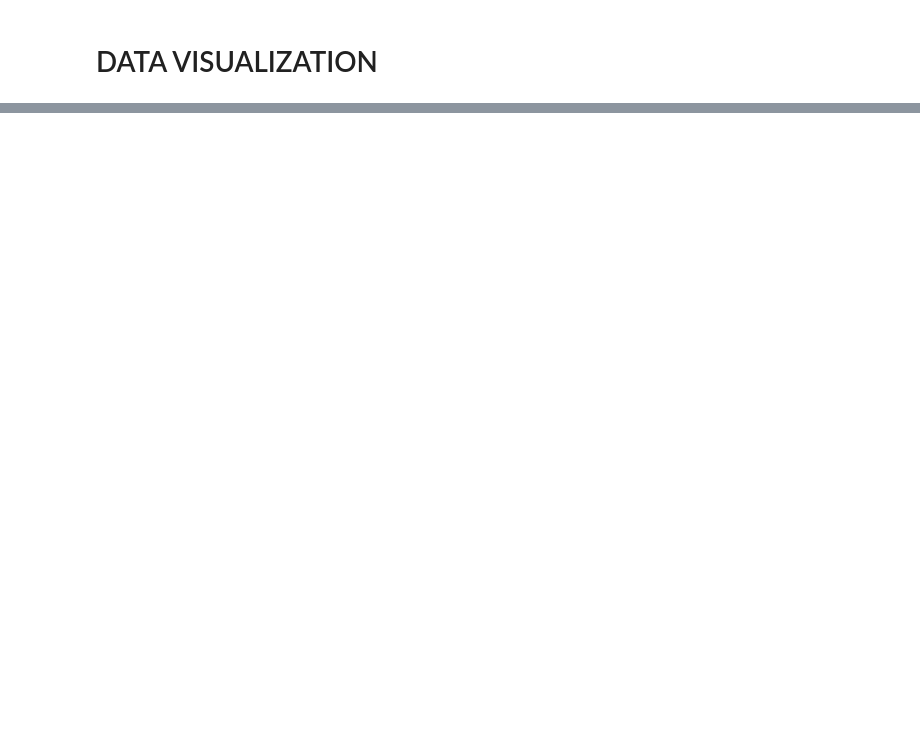
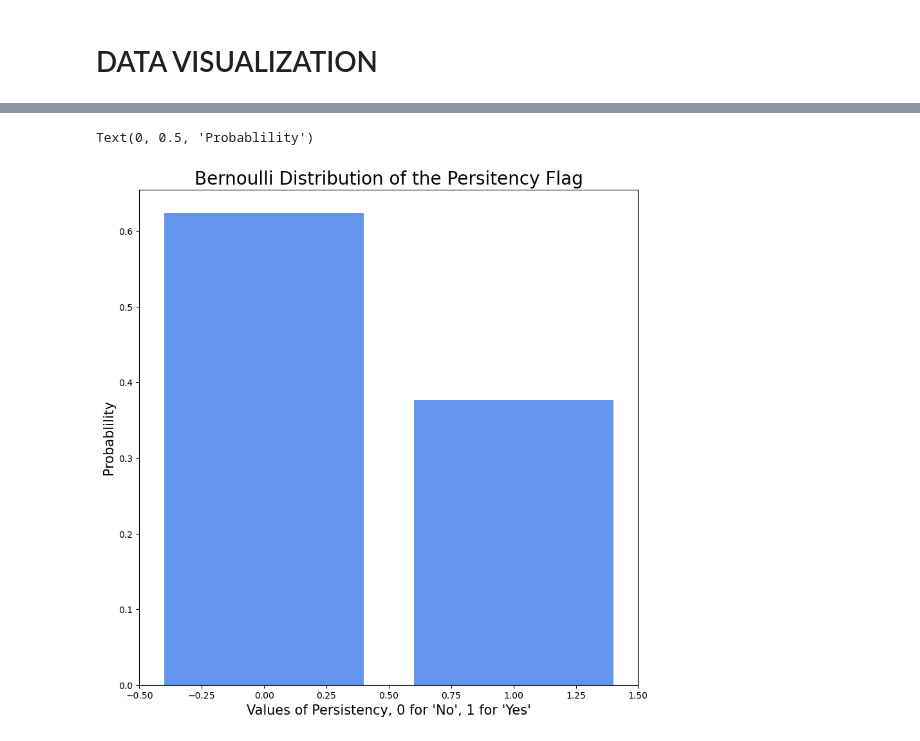
Before and after one commit to LiviaNFoster/DataGlacierFinalProject, a Jupyter notebook: FinalProject.ipynb, the cells around one changed output, grey strips where cells are left out. Saved outputs shown, nothing was run; the diff lists cells and outputs as text; code cells hidden in the pictures; blank space fills up the shorter version.

```diff
--- a/FinalProject.ipynb
+++ b/FinalProject.ipynb
@@ -1124,0 +1154,20 @@ df.head()
+# %%
+# Persistency Flag
+from scipy.stats import bernoulli
+pval_persistency_flag = (df.Persistency_Flag.value_counts()[1])/df.Persistency_Flag.count()
+pval_persistency_flag
+
+bd_persistency = bernoulli(pval_persistency_flag)
+x = [0,1]
+
+
+plt.figure(figsize = (10,10))
+plt.xlim(-0.5,1.5)
+plt.bar(x, bd_persistency.pmf(x), color = 'cornflowerblue')
+
+plt.title("Bernoulli Distribution of the Persitency Flag", fontsize = '20')
+plt.xlabel("Values of Persistency, 0 for 'No', 1 for 'Yes'", fontsize= '15')
+plt.ylabel("Probablility", fontsize = '15')
+# %% [output]
+Text(0, 0.5, 'Probablility')
+[figure, added]
```
Also changed, not shown: parts of 16 cells of this notebook.
